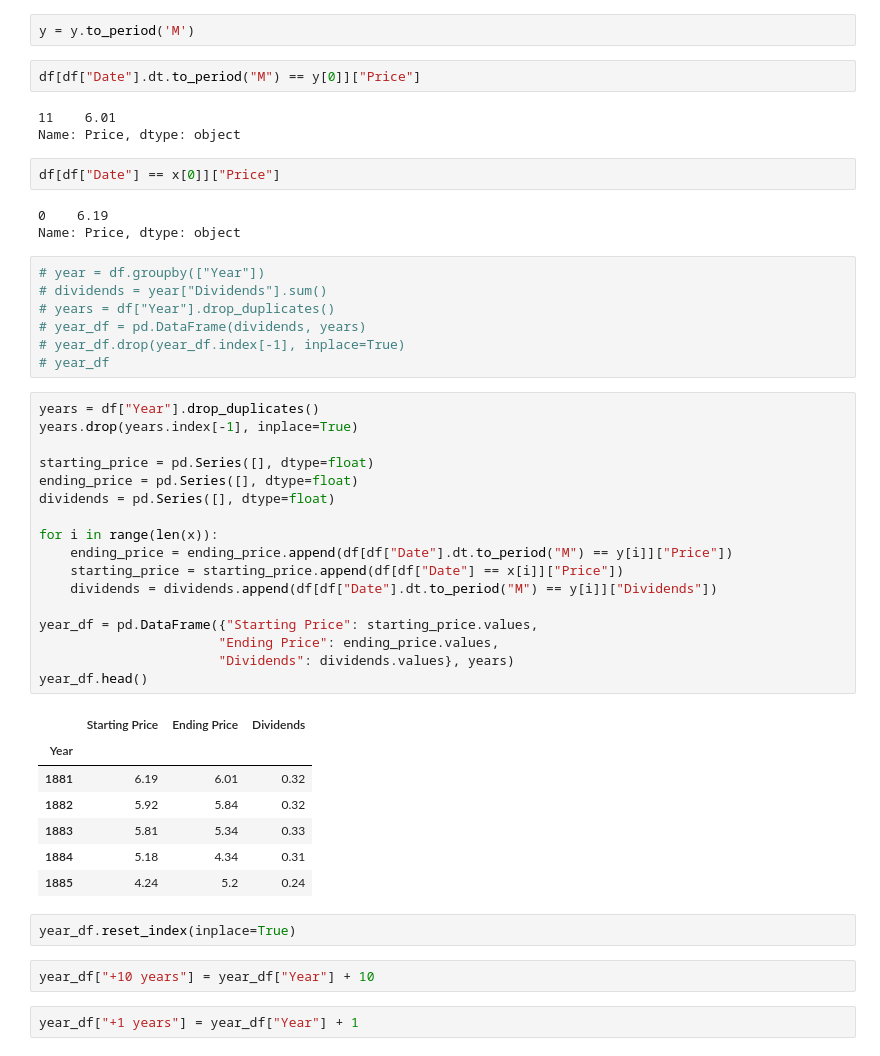
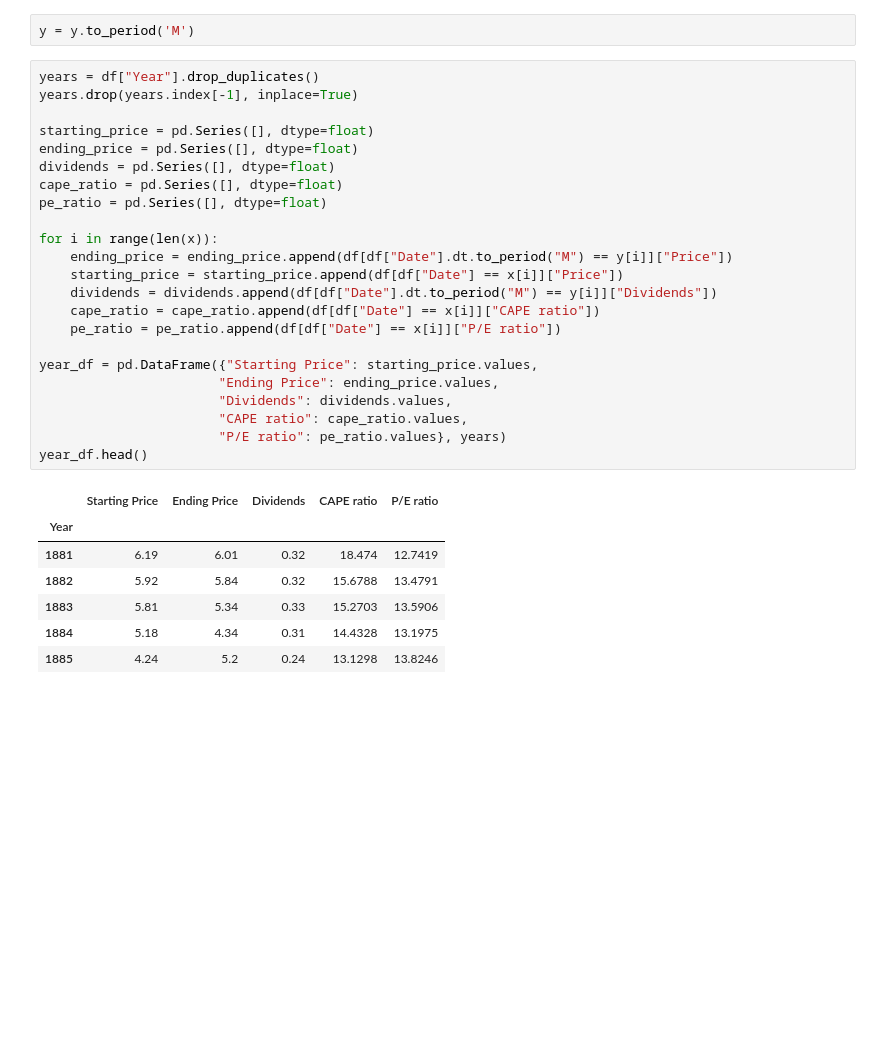
Before and after one commit to emanuelecora/P-E-and-Stock-Market-Return, a Jupyter notebook: Notebook.ipynb, the cells around one changed output. Drawn from its saved outputs; the diff is of its cells as text; blank space fills up the shorter version.

Commit message:
year_df almost ready

```diff
--- a/Notebook.ipynb
+++ b/Notebook.ipynb
@@ -180,51 +182,34 @@ type(x)
 pandas.core.indexes.datetimes.DatetimeIndex
 # %%
 y = y.to_period('M')
-# %%
-df[df["Date"].dt.to_period("M") == y[0]]["Price"]
-# %% [output]
-11    6.01
-Name: Price, dtype: object
-# %%
-df[df["Date"] == x[0]]["Price"]
-# %% [output]
-0    6.19
-Name: Price, dtype: object
-# %%
-# year = df.groupby(["Year"])
-# dividends = year["Dividends"].sum()
-# years = df["Year"].drop_duplicates()
-# year_df = pd.DataFrame(dividends, years)
-# year_df.drop(year_df.index[-1], inplace=True)
-# year_df
 # %%
 years = df["Year"].drop_duplicates()
 years.drop(years.index[-1], inplace=True)
 
 starting_price = pd.Series([], dtype=float)
 ending_price = pd.Series([], dtype=float)
 dividends = pd.Series([], dtype=float)
+cape_ratio = pd.Series([], dtype=float)
+pe_ratio = pd.Series([], dtype=float)
 
 for i in range(len(x)):
     ending_price = ending_price.append(df[df["Date"].dt.to_period("M") == y[i]]["Price"])
     starting_price = starting_price.append(df[df["Date"] == x[i]]["Price"])
     dividends = dividends.append(df[df["Date"].dt.to_period("M") == y[i]]["Dividends"])
+    cape_ratio = cape_ratio.append(df[df["Date"] == x[i]]["CAPE ratio"])
+    pe_ratio = pe_ratio.append(df[df["Date"] == x[i]]["P/E ratio"])
 
 year_df = pd.DataFrame({"Starting Price": starting_price.values,
                        "Ending Price": ending_price.values,
-                       "Dividends": dividends.values}, years)
+                       "Dividends": dividends.values,
+                       "CAPE ratio": cape_ratio.values,
+                       "P/E ratio": pe_ratio.values}, years)
 year_df.head()
 # %% [output]
-|  | Starting Price | Ending Price | Dividends |
-| Year |  |  |  |
-| 1881 | 6.19 | 6.01 | 0.32 |
-| 1882 | 5.92 | 5.84 | 0.32 |
-| 1883 | 5.81 | 5.34 | 0.33 |
-| 1884 | 5.18 | 4.34 | 0.31 |
-| 1885 | 4.24 | 5.2 | 0.24 |
+|  | Starting Price | Ending Price | Dividends | CAPE ratio | P/E ratio |
+| Year |  |  |  |  |  |
+| 1881 | 6.19 | 6.01 | 0.32 | 18.474 | 12.7419 |
+| 1882 | 5.92 | 5.84 | 0.32 | 15.6788 | 13.4791 |
+| 1883 | 5.81 | 5.34 | 0.33 | 15.2703 | 13.5906 |
+| 1884 | 5.18 | 4.34 | 0.31 | 14.4328 | 13.1975 |
+| 1885 | 4.24 | 5.2 | 0.24 | 13.1298 | 13.8246 |
-# %%
-year_df.reset_index(inplace=True)
-# %%
-year_df["+10 years"] = year_df["Year"] + 10
-# %%
-year_df["+1 years"] = year_df["Year"] + 1
```
Also changed, not shown: parts of 10 cells of this notebook.
